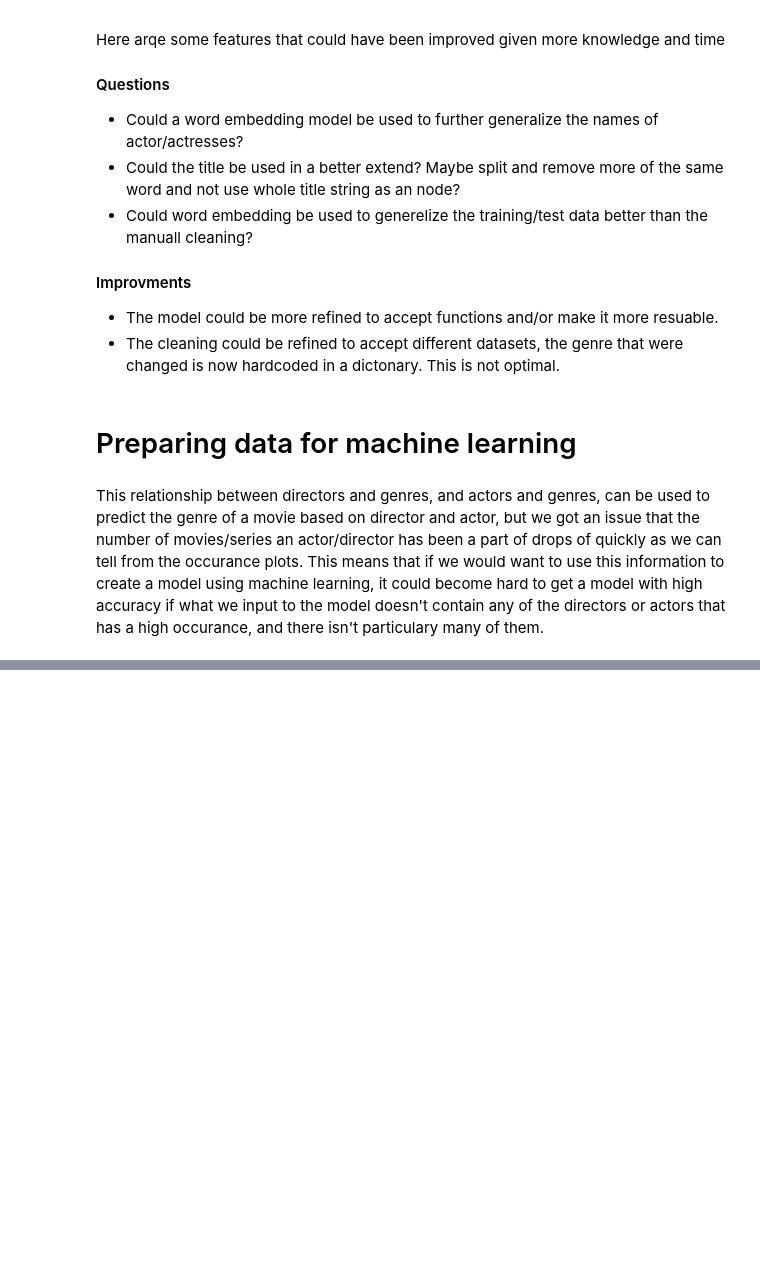
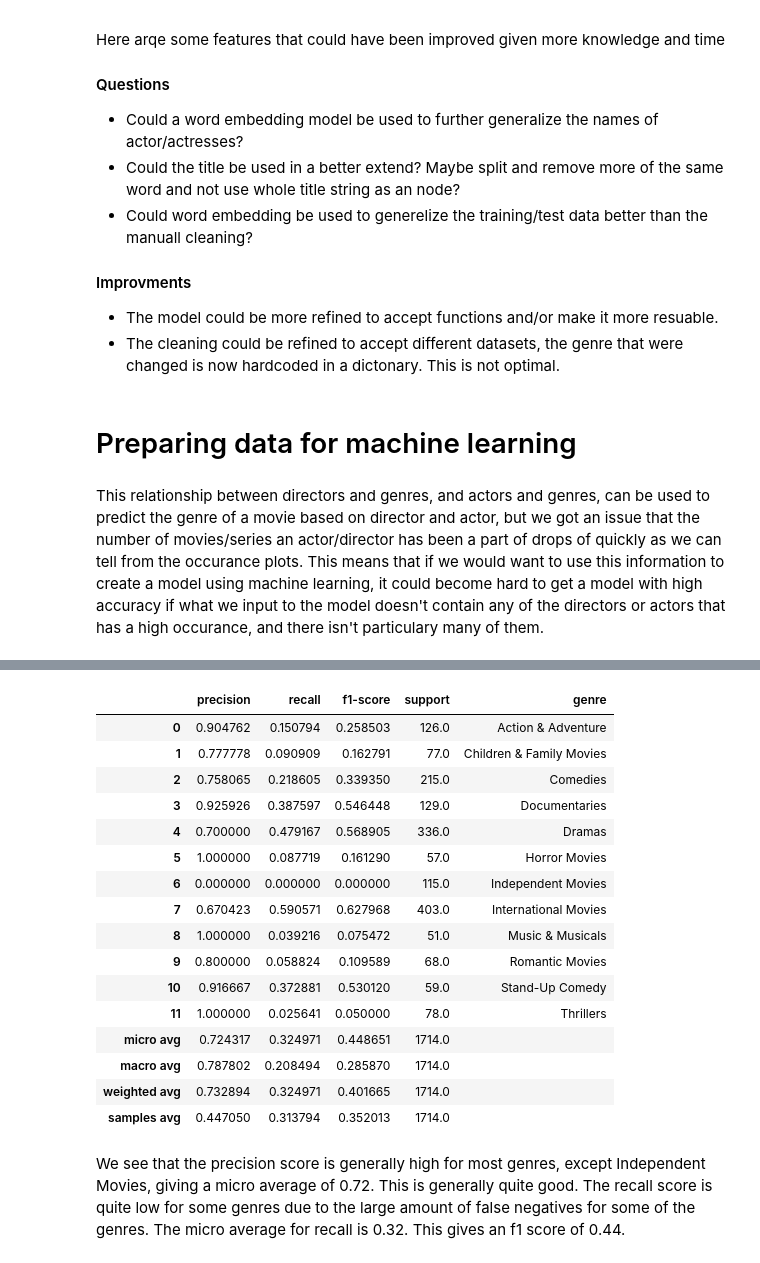
Before and after one commit to aSkailand/dat540-netflix_catalogue, a Jupyter notebook: src/netflix_catalogue_view.ipynb, the cells around one changed output, grey strips where cells are left out. Drawn from its saved outputs; the diff is of its cells as text; code cells hidden in the pictures; blank space fills up the shorter version.

```diff
--- a/src/netflix_catalogue_view.ipynb
+++ b/src/netflix_catalogue_view.ipynb
@@ -1197,0 +1531,27 @@ This relationship between directors and genres, and actors and genres, can be us
+# %%
+# Check classification report with precision score, recall score and f1 score.
+report = classification_report(yval, y_pred, output_dict=True)
+class_df = pd.DataFrame(report).transpose()
+gen_list = np.append(mlb.classes_, ["","","",""])
+class_df['genre'] = gen_list
+class_df
+# %% [output]
+|  | precision | recall | f1-score | support | genre |
+| 0 | 0.904762 | 0.150794 | 0.258503 | 126.0 | Action & Adventure |
+| 1 | 0.777778 | 0.090909 | 0.162791 | 77.0 | Children & Family Movies |
+| 2 | 0.758065 | 0.218605 | 0.339350 | 215.0 | Comedies |
+| 3 | 0.925926 | 0.387597 | 0.546448 | 129.0 | Documentaries |
+| 4 | 0.700000 | 0.479167 | 0.568905 | 336.0 | Dramas |
+| 5 | 1.000000 | 0.087719 | 0.161290 | 57.0 | Horror Movies |
+| 6 | 0.000000 | 0.000000 | 0.000000 | 115.0 | Independent Movies |
+| 7 | 0.670423 | 0.590571 | 0.627968 | 403.0 | International Movies |
+| 8 | 1.000000 | 0.039216 | 0.075472 | 51.0 | Music & Musicals |
+| 9 | 0.800000 | 0.058824 | 0.109589 | 68.0 | Romantic Movies |
+| 10 | 0.916667 | 0.372881 | 0.530120 | 59.0 | Stand-Up Comedy |
+| 11 | 1.000000 | 0.025641 | 0.050000 | 78.0 | Thrillers |
+| micro avg | 0.724317 | 0.324971 | 0.448651 | 1714.0 |  |
+| macro avg | 0.787802 | 0.208494 | 0.285870 | 1714.0 |  |
+| weighted avg | 0.732894 | 0.324971 | 0.401665 | 1714.0 |  |
+| samples avg | 0.447050 | 0.313794 | 0.352013 | 1714.0 |  |
+# %% [markdown]
+We see that the precision score is generally high for most genres, except Independent Movies, giving a micro average of 0.72. This is generally quite good. The recall score is quite low for some genres due to the large amount of false negatives for some of the genres. The micro average for recall is 0.32. This gives an f1 score of 0.44.
```
Also changed, not shown: parts of 41 cells of this notebook, 1 other file.
